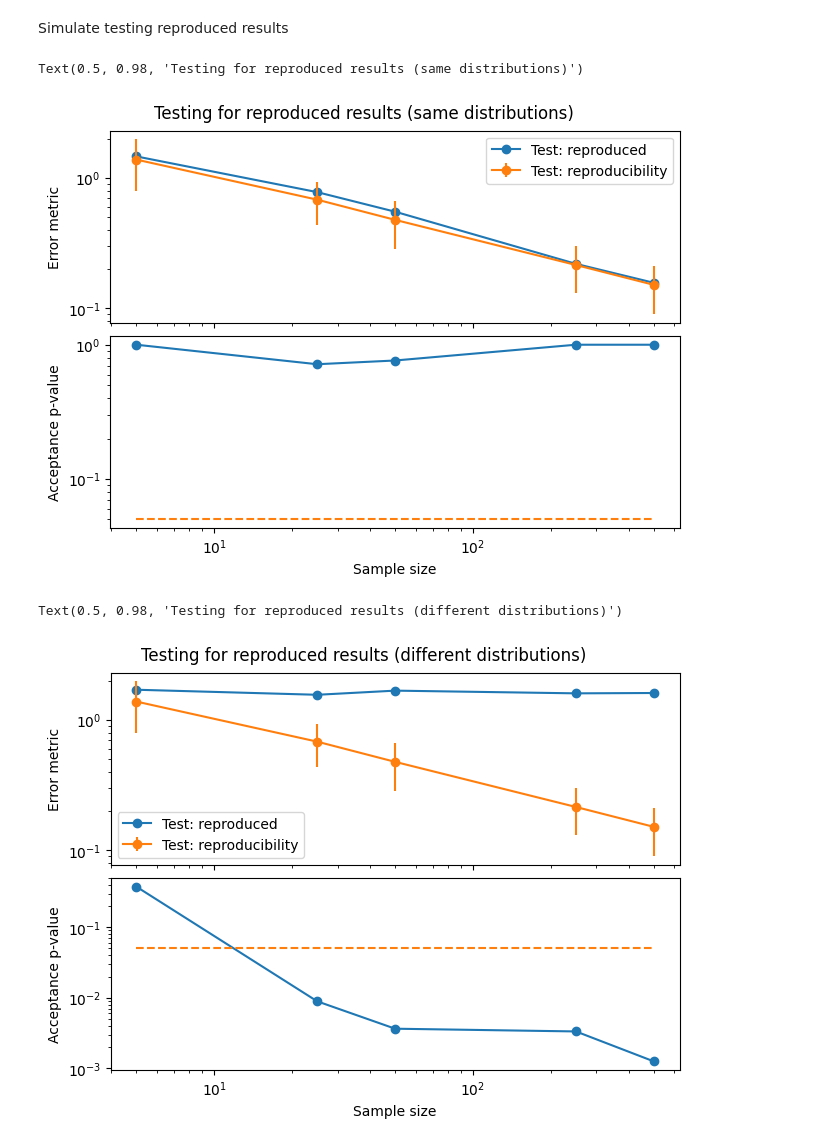
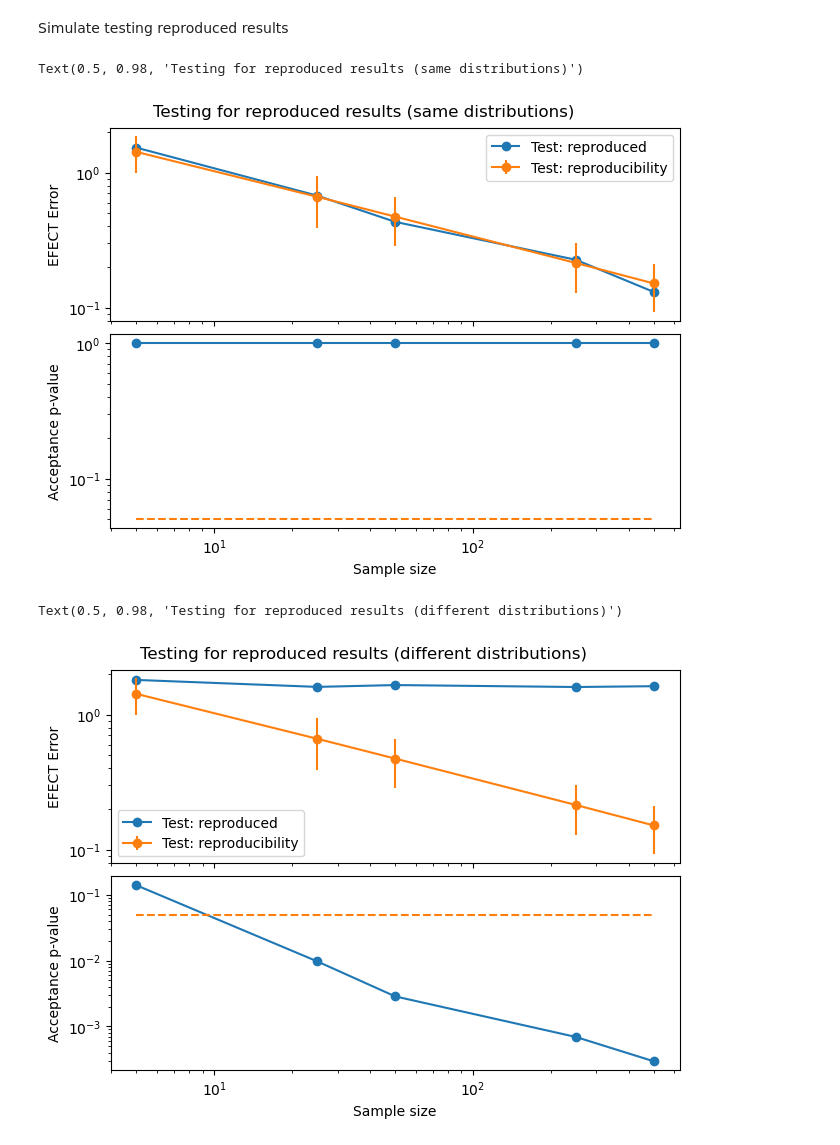
Before and after one commit to tjsego/libSSR, a Jupyter notebook: examples/python/notebooks/reproducibility.ipynb, the cells around one changed output. Cells and saved outputs as stored; diff of their text form; code cells hidden in the pictures.

```diff
--- a/examples/python/notebooks/reproducibility.ipynb
+++ b/examples/python/notebooks/reproducibility.ipynb
@@ -48,7 +48,7 @@ Text(0.5, 0.98, 'Sample trajectories')
 # %% [markdown]
 Test for reproducibility
 # %%
-err_samples = {sz: libssr.test_reproducibility({var_name: samples[sz]})[0] for sz in sizes_tested}
+err_samples = {sz: libssr.sample_efect_error({var_name: samples[sz]})[0] for sz in sizes_tested}
 # %%
 err_means = {sz: np.mean(err_samples[sz]) for sz in sizes_tested}
 err_stdevs = {sz: np.std(err_samples[sz]) for sz in sizes_tested}
@@ -115,13 +115,13 @@ for axi in ax:
     axi.set_xscale('log')
     axi.set_yscale('log')
 ax[0].legend()
-ax[0].set_ylabel('Error metric')
+ax[0].set_ylabel('EFECT Error')
 ax[1].set_ylabel('Acceptance p-value')
 ax[1].set_xlabel('Sample size')
 fig.suptitle('Testing for reproduced results (same distributions)')
 # %% [output]
 Text(0.5, 0.98, 'Testing for reproduced results (same distributions)')
-[figure, old version]
+[figure, new version]
 # %%
 # Test against another sample from a different distribution
 
@@ -139,17 +139,17 @@ for sz in sizes_tested:
 # %%
 fig, ax = plt.subplots(2, 1, sharex=True, layout='compressed')
 ax[0].plot(half_sizes_tested, [error_metrics_different[sz] for sz in sizes_tested], marker='o', label='Test: reproduced')
 ax[0].errorbar(half_sizes_tested, [err_means[sz] for sz in sizes_tested], yerr=[3 * err_stdevs[sz] for sz in sizes_tested], marker='o', label='Test: reproducibility')
 ax[1].plot(half_sizes_tested, [pvals_different[sz] for sz in sizes_tested], marker='o')
 ax[1].plot(half_sizes_tested, [0.05] * len(half_sizes_tested), linestyle='--')
 for axi in ax:
     axi.set_xscale('log')
     axi.set_yscale('log')
 ax[0].legend()
-ax[0].set_ylabel('Error metric')
+ax[0].set_ylabel('EFECT Error')
 ax[1].set_ylabel('Acceptance p-value')
 ax[1].set_xlabel('Sample size')
 fig.suptitle('Testing for reproduced results (different distributions)')
 # %% [output]
 Text(0.5, 0.98, 'Testing for reproduced results (different distributions)')
-[figure, old version]
+[figure, new version]
```
Also changed, not shown: parts of 2 cells of this notebook, 13 other files.
